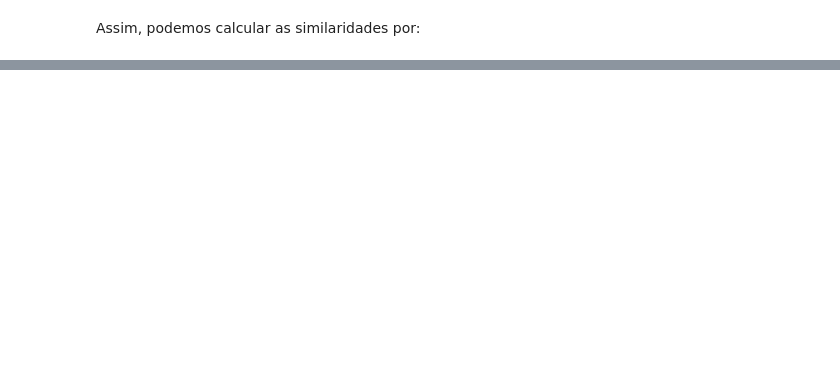
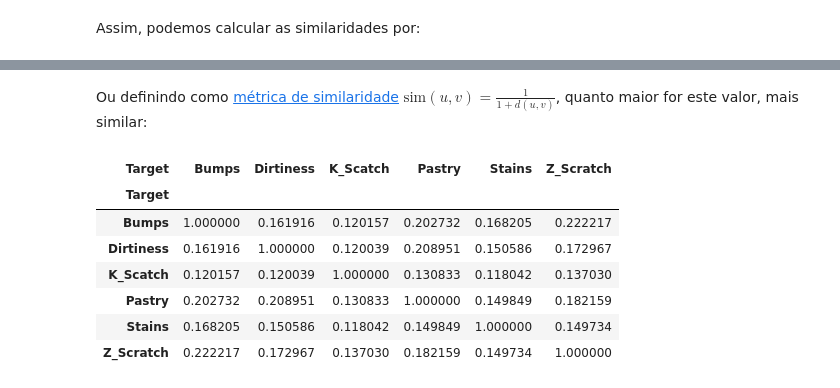
Before and after one commit to azzolinovarella/steel-plates-faults, a Jupyter notebook: notebooks/02-BasicEDA.ipynb, the cells around one changed output, grey strips where cells are left out. Saved outputs shown, nothing was run; the diff lists cells and outputs as text; code cells hidden in the pictures; blank space fills up the shorter version.

```diff
--- a/notebooks/02-BasicEDA.ipynb
+++ b/notebooks/02-BasicEDA.ipynb
@@ -217,0 +187,14 @@ dtype: object
+# %% [markdown]
+Ou definindo como [métrica de similaridade](https://stats.stackexchange.com/questions/53068/euclidean-distance-score-and-similarity) $\text{sim}(u, v) = \frac{1}{1 + d(u, v)}$, quanto maior for este valor, mais similar:
+# %%
+df_euc_sim = df_euc_dist.apply(lambda s: 1/(1 + s), axis=1)
+df_euc_sim
+# %% [output]
+| Target | Bumps | Dirtiness | K_Scatch | Pastry | Stains | Z_Scratch |
+| Target |  |  |  |  |  |  |
+| Bumps | 1.000000 | 0.161916 | 0.120157 | 0.202732 | 0.168205 | 0.222217 |
+| Dirtiness | 0.161916 | 1.000000 | 0.120039 | 0.208951 | 0.150586 | 0.172967 |
+| K_Scatch | 0.120157 | 0.120039 | 1.000000 | 0.130833 | 0.118042 | 0.137030 |
+| Pastry | 0.202732 | 0.208951 | 0.130833 | 1.000000 | 0.149849 | 0.182159 |
+| Stains | 0.168205 | 0.150586 | 0.118042 | 0.149849 | 1.000000 | 0.149734 |
+| Z_Scratch | 0.222217 | 0.172967 | 0.137030 | 0.182159 | 0.149734 | 1.000000 |
```
Also changed, not shown: parts of 19 cells of this notebook.
